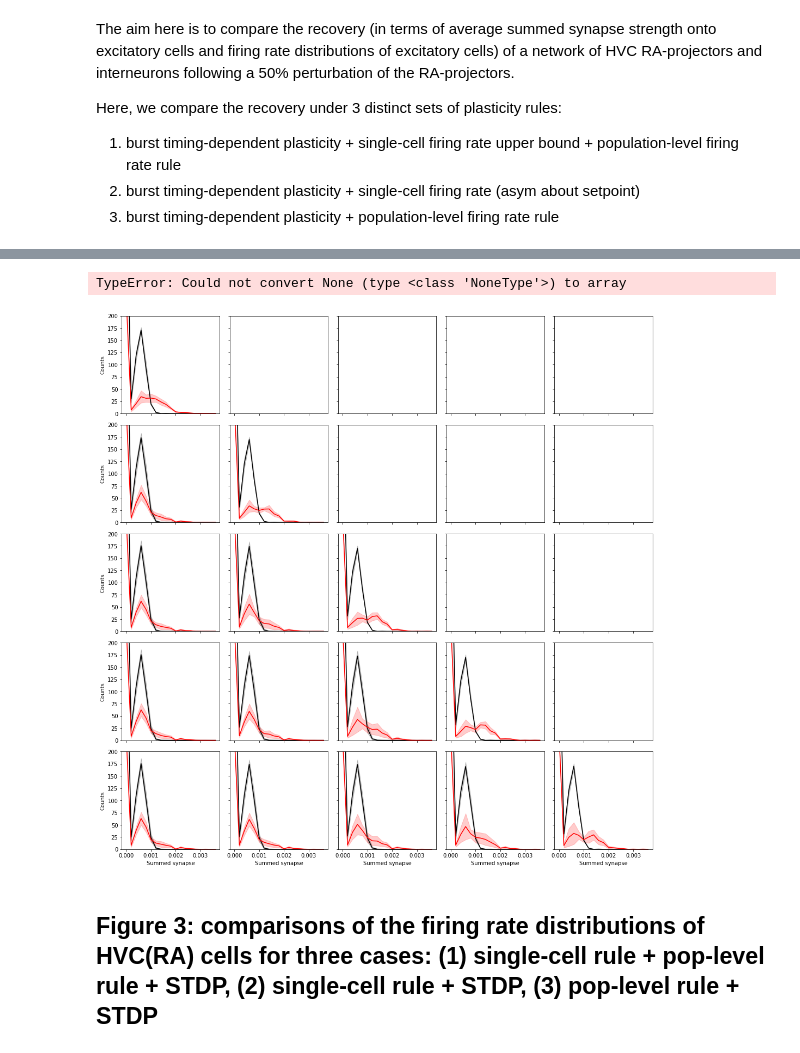
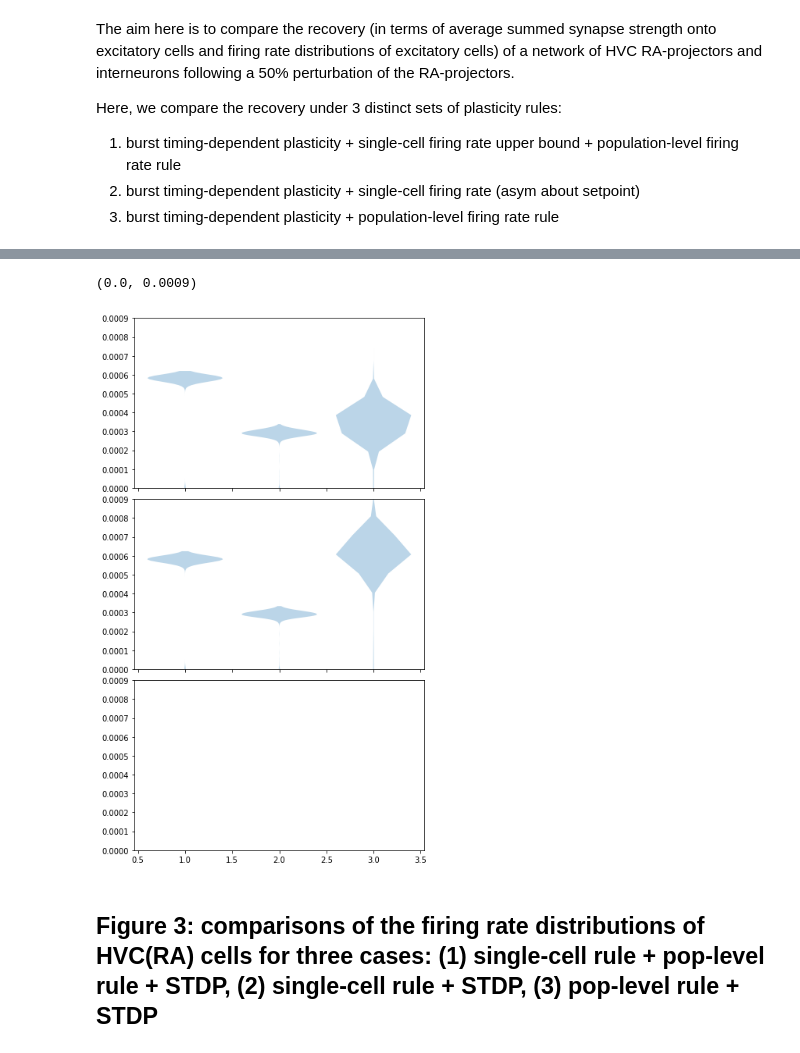
Before and after one commit to davidgbe/synfire_chain_growth, a Jupyter notebook: paper_figures_21_05_05/paper_figs_circa_21_12/firing_rate_homeostasis_sims_and_figs_21_12_07/uniform_chain_exps_21_12_07/paper_figures_nb_21_05_06.ipynb, the cells around one changed output, grey strips where cells are left out. Drawn from its saved outputs; the diff is of its cells as text; code cells hidden in the pictures.

```diff
--- a/paper_figures_21_05_05/paper_figs_circa_21_12/firing_rate_homeostasis_sims_and_figs_21_12_07/uniform_chain_exps_21_12_07/paper_figures_nb_21_05_06.ipynb
+++ b/paper_figures_21_05_05/paper_figs_circa_21_12/firing_rate_homeostasis_sims_and_figs_21_12_07/uniform_chain_exps_21_12_07/paper_figures_nb_21_05_06.ipynb
@@ -237,0 +204,2 @@ single_only_ff_0.5_eir_0.7_ier_0.9_2021-12-03--11:36--05:6544
+# %%
+two_single_cell_rules_name_frags = ['single_silent_only__SYN_PROP_DIST_1.3_DROP_SEV_0.5_SEED', 'ALPHA_2_0.0005_ALPHA_1_0.006']
@@ -258,7 +228,7 @@ def determine_recovered(names, timepoints, threshold=0.9):
                 if i not in timepoints:
                     continue
                 data = data_load()
-                n_active += int(data['last_layer_active'] >= 159)
+                n_active += int(data['last_layer_active'] >= 79)
                 last_layer_actives.append(data['last_layer_active'])
                 n_count += 1
             last_layer_actives_for_name.append(np.mean(last_layer_actives))
@@ -677,0 +500,5 @@ NameError: name 'summed_weights' is not defined
+# %%
+all_weight_dist_info = extract_weight_dist_stats([
+    fr_only_name_frags,
+    two_single_cell_rules_name_frags,
+], recovered_exp_names, [0, 10, 50])
@@ -701,16 +527,0 @@ print(aggregate_weight_dist_data)
-# %%
-fig, axs = plt.subplots(5, 5, sharex=True, sharey=True, figsize=(8 * scale, 8 * scale))
-
-for i, dist_data in enumerate(aggregate_weight_dist_data):
-    if bool(dist_data):
-        ax = axs[int(i/5)][i % 5]
-        ax.plot(dist_data['summed_weight_bins'], dist_data['mean_weight_dists_initial'], color='black')
-        ax.plot(dist_data['summed_weight_bins'], dist_data['mean_weight_dists_final'], color='red')
-
-fig.tight_layout()
-# %%
-sio.savemat('./parsed_data_3', {
-    'aggregate_weight_dist_data': aggregate_weight_dist_data,
-})
-# %% [output]
-TypeError: Could not convert None (type <class 'NoneType'>) to array
@@ -719,19 +528,19 @@ aggregate_weight_dist_data = pickle.load(open('./parsed_data_3.p', 'rb'))
 # %%
-scale = 1.8
-fig, axs = plt.subplots(5, 5, sharex=True, sharey=True, figsize=(8 * scale, 8 * scale))
+scale = 1
+fig, axs = plt.subplots(3, 1, sharex=True, sharey=True, figsize=(6 * scale, 10 * scale))
 
-for k, dist_data in enumerate(aggregate_weight_dist_data):
-    if len(dist_data.values()) > 0:
-        ax = axs[int(k/5)][k % 5]
-        ax.fill_between(dist_data['summed_weight_bins'], dist_data['mean_weight_dists_initial'] - dist_data['std_weight_dists_initial'], dist_data['mean_weight_dists_initial'] + dist_data['std_weight_dists_initial'], color='black', alpha=0.2)
-        ax.plot(dist_data['summed_weight_bins'], dist_data['mean_weight_dists_initial'], color='black')
-        ax.fill_between(dist_data['summed_weight_bins'], dist_data['mean_weight_dists_final'] - dist_data['std_weight_dists_final'], dist_data['mean_weight_dists_final'] + dist_data['std_weight_dists_final'], color='red', alpha=0.2)
-        ax.plot(dist_data['summed_weight_bins'], dist_data['mean_weight_dists_final'], color='red')
-    if k % 5 == 0:
-        ax.set_ylabel('Counts')
-    if k >= 20:
-        ax.set_xlabel('Summed synapse')
-    ax.set_ylim(0, 200)
+for k, dist_data_for_name in enumerate(all_weight_dist_info):
+    if len(dist_data_for_name) > 0:
+        ax = axs[k]
+        ax.violinplot(dist_data_for_name['mean_summed_incoming_weights'], showmeans=False, showextrema=False, widths=0.8 * np.ones(3))
+#         for i_t, dist_data_for_tp in enumerate(dist_data_for_name):
+
+#             ax.fill_between(dist_data['summed_weight_bins'], dist_data['mean_weight_dists_initial'] - dist_data['std_weight_dists_initial'], dist_data['mean_weight_dists_initial'] + dist_data['std_weight_dists_initial'], color='black', alpha=0.2)
+#             ax.plot(dist_data['summed_weight_bins'], dist_data['mean_weight_dists_initial'], color='black')
+#             ax.fill_between(dist_data['summed_weight_bins'], dist_data['mean_weight_dists_final'] - dist_data['std_weight_dists_final'], dist_data['mean_weight_dists_final'] + dist_data['std_weight_dists_final'], color='red', alpha=0.2)
+#             ax.plot(dist_data['summed_weight_bins'], dist_data['mean_weight_dists_final'], color='red')
 fig.tight_layout()
+ax.set_ylim(0, 0.0009)
 # %% [output]
+(0.0, 0.0009)
-[figure, old version]
+[figure, new version]
```
Also changed, not shown: parts of 36 cells of this notebook, 6 other files.
